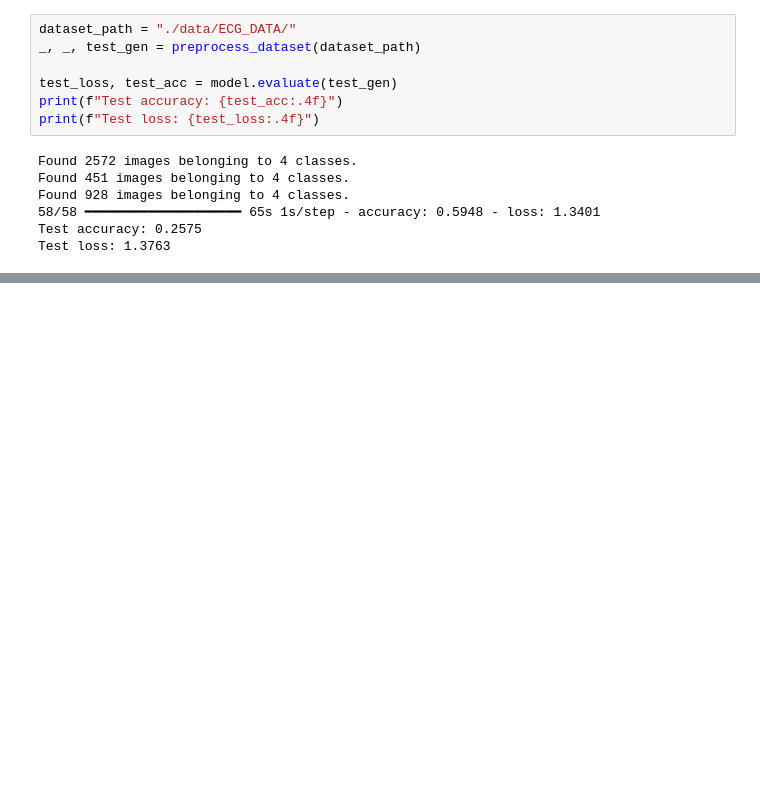
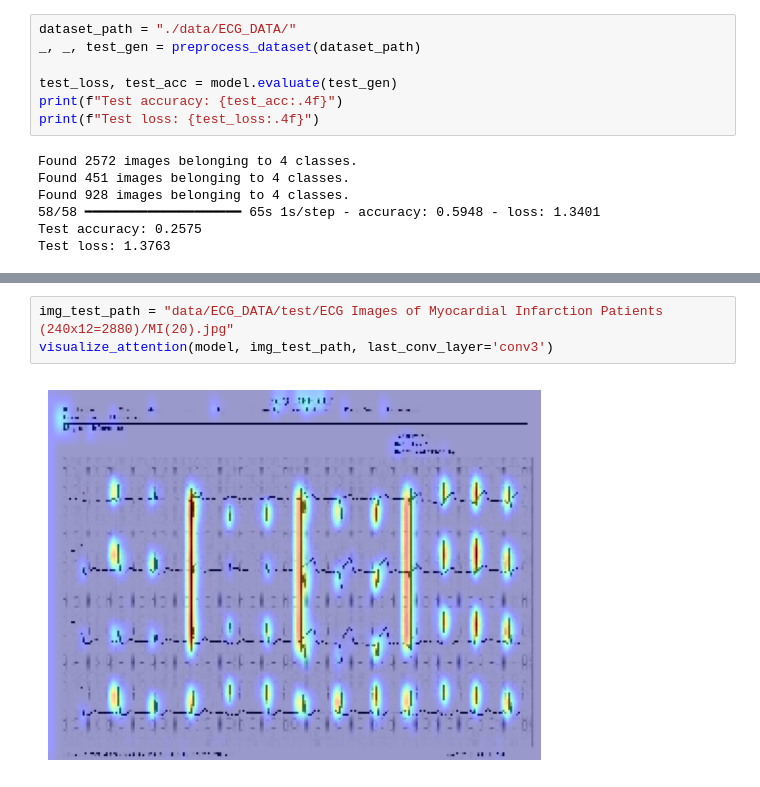
Before and after one commit to SantiagoBuffa/BeatAI, a Jupyter notebook: beatai.ipynb, the cells around one changed output, grey strips where cells are left out. Saved outputs shown, nothing was run; the diff lists cells and outputs as text; blank space fills up the shorter version.

```diff
--- a/beatai.ipynb
+++ b/beatai.ipynb
@@ -297,0 +254,5 @@ Epoch 2/2
+# %%
+img_test_path = "data/ECG_DATA/test/ECG Images of Myocardial Infarction Patients (240x12=2880)/MI(20).jpg"
+visualize_attention(model, img_test_path, last_conv_layer='conv3')
+# %% [output]
+[figure, added]
```
Also changed, not shown: parts of 6 cells of this notebook.
